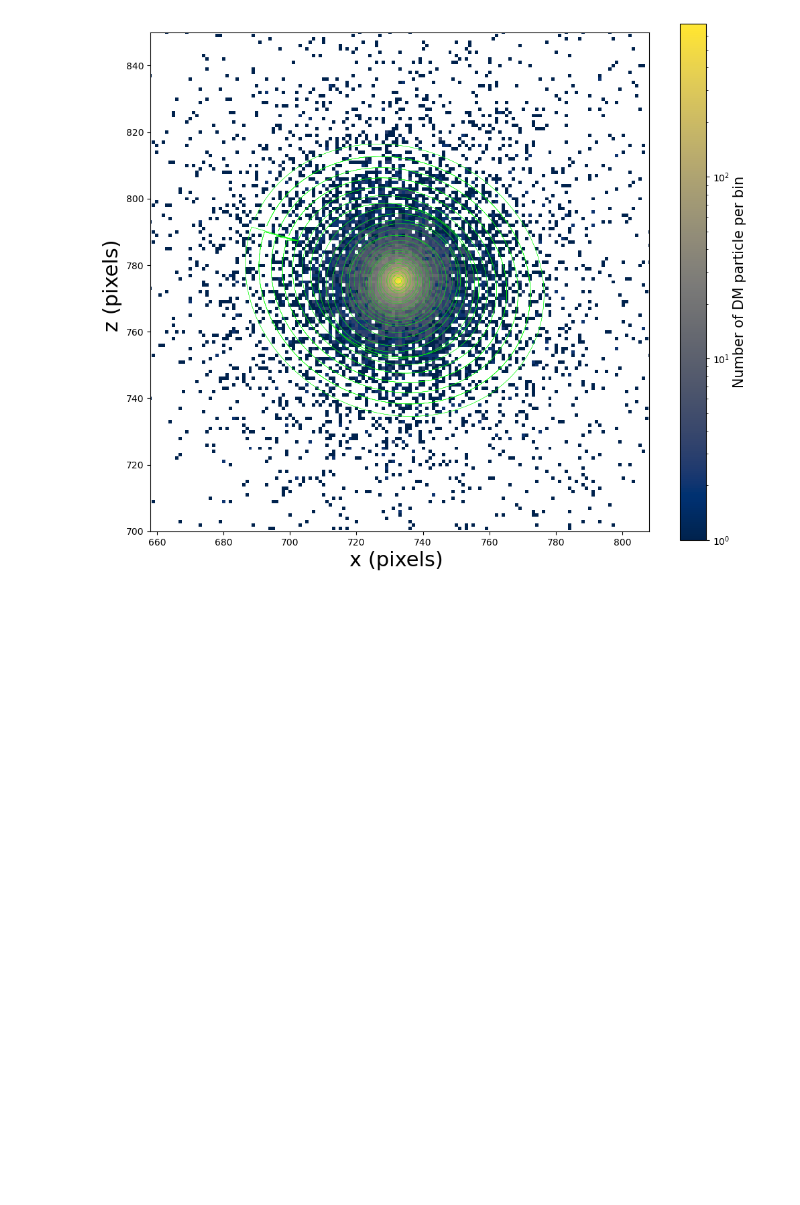
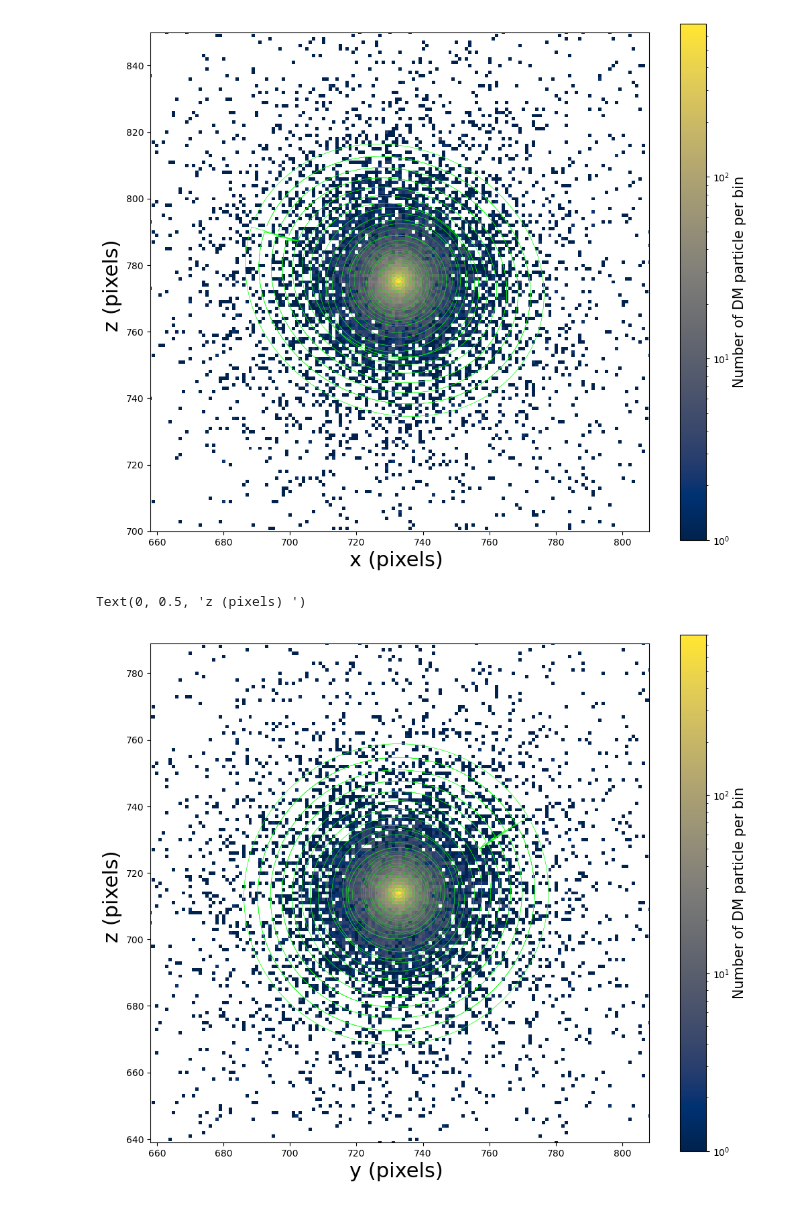
Before and after one commit to nmazziotti/astr_400b, a Jupyter notebook: ResearchAssignments/ResearchAssignment3/ResearchAssignment3.ipynb, the cells around one changed output. Saved outputs shown, nothing was run; the diff lists cells and outputs as text; code cells hidden in the pictures; blank space fills up the shorter version.

```diff
--- a/ResearchAssignments/ResearchAssignment3/ResearchAssignment3.ipynb
+++ b/ResearchAssignments/ResearchAssignment3/ResearchAssignment3.ipynb
@@ -219,3 +256,13 @@ plt.ylabel('z (pixels) ', fontsize=22)
 # %% [output]
 Text(0, 0.5, 'z (pixels) ')
 [figure]
+# %%
+# Plot ellipses for y-z projection
+PlotEllipses(h_yz[0])
+
+# Add axis labels
+plt.xlabel('y (pixels) ', fontsize=22)
+plt.ylabel('z (pixels) ', fontsize=22)
+# %% [output]
+Text(0, 0.5, 'z (pixels) ')
+[figure, added]
```
Also changed, not shown: parts of 5 cells of this notebook, 9 other files.
